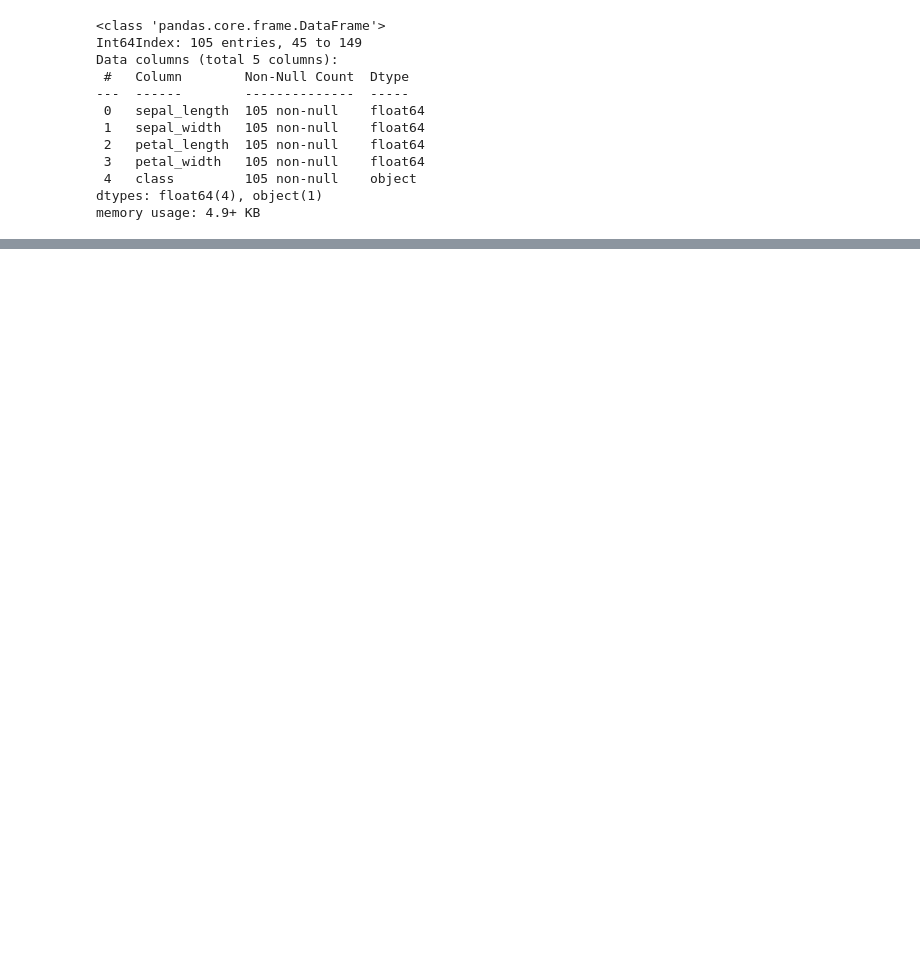
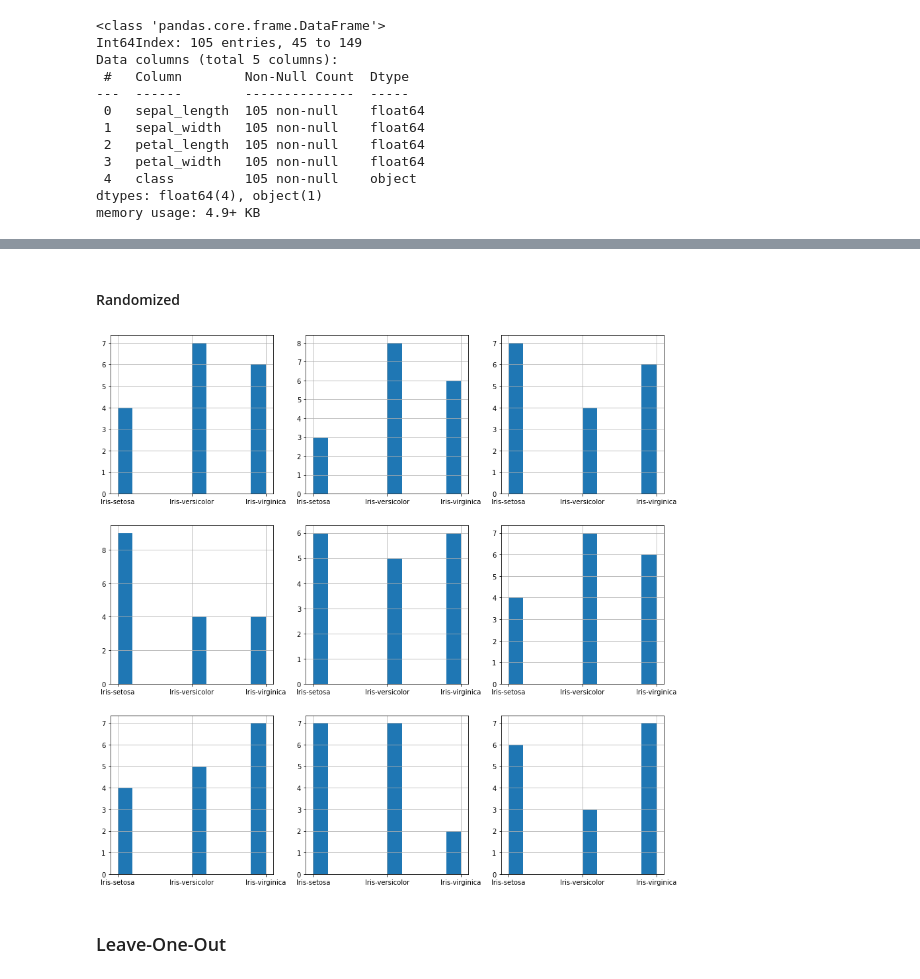
Before and after one commit to ulmii/machine-learning, a Jupyter notebook: metrics.ipynb, the cells around one changed output, grey strips where cells are left out. Saved outputs shown, nothing was run; the diff lists cells and outputs as text; code cells hidden in the pictures; blank space fills up the shorter version.

```diff
--- a/metrics.ipynb
+++ b/metrics.ipynb
@@ -108,0 +182,16 @@ plt.show()
+# %% [markdown]
+#### Randomized
+# %%
+plt.figure(figsize=(15,15))
+i = 1
+
+for train, test in cross_validation(data=iris, k_splits=9, shuffle=True):
+    plt.subplot(3, 3, i)
+    test['class'].hist()
+    i += 1
+
+plt.show()
+# %% [output]
+[figure, added]
+# %% [markdown]
+### Leave-One-Out
```
Also changed, not shown: parts of 21 cells of this notebook.
